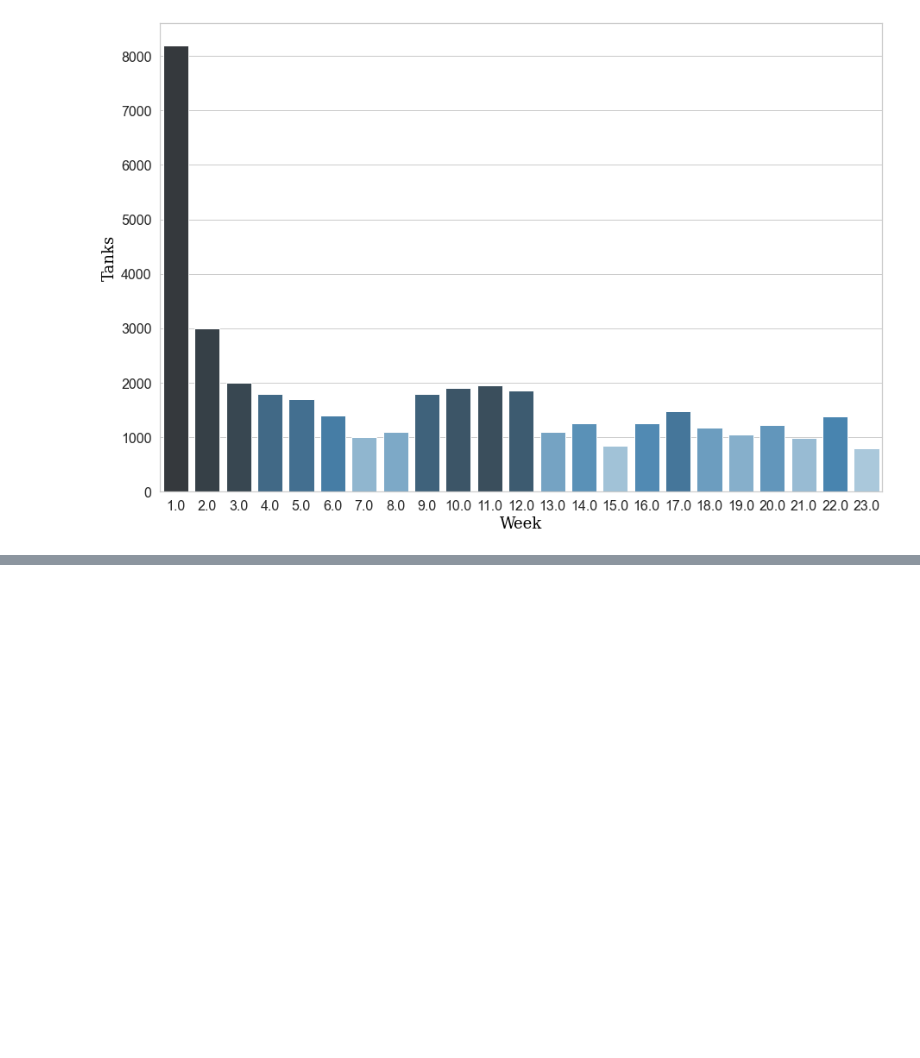
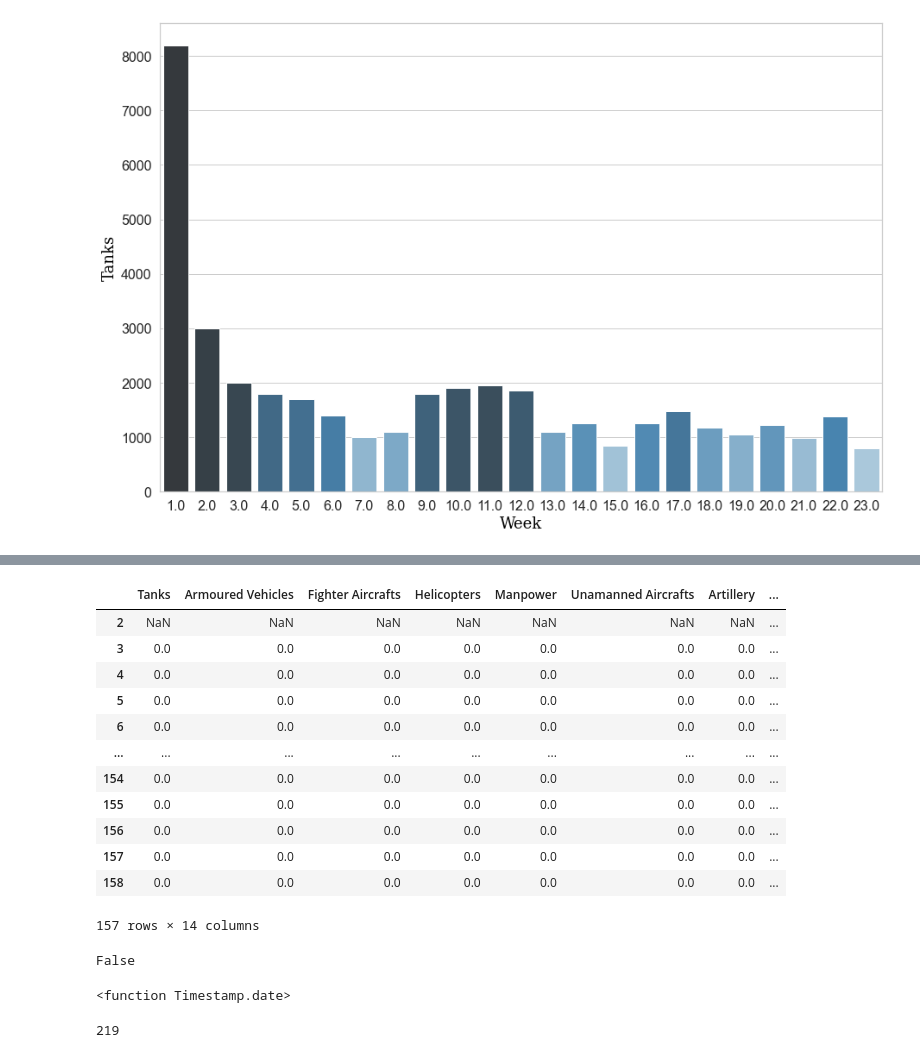
Before and after one commit to oleheyko/russian_loss, a Jupyter notebook: russian_loss2.ipynb, the cells around one changed output, grey strips where cells are left out. Cells and saved outputs as stored; diff of their text form; code cells hidden in the pictures; blank space fills up the shorter version.

```diff
--- a/russian_loss2.ipynb
+++ b/russian_loss2.ipynb
@@ -454,0 +507,29 @@ s.df.info()
+# %%
+df.iloc[2:,:] - df.iloc[3:,:]
+# %% [output]
+|  | Tanks | Armoured Vehicles | Fighter Aircrafts | Helicopters | Manpower | Unamanned Aircrafts | Artillery | ... |
+| 2 | NaN | NaN | NaN | NaN | NaN | NaN | NaN | ... |
+| 3 | 0.0 | 0.0 | 0.0 | 0.0 | 0.0 | 0.0 | 0.0 | ... |
+| 4 | 0.0 | 0.0 | 0.0 | 0.0 | 0.0 | 0.0 | 0.0 | ... |
+| 5 | 0.0 | 0.0 | 0.0 | 0.0 | 0.0 | 0.0 | 0.0 | ... |
+| 6 | 0.0 | 0.0 | 0.0 | 0.0 | 0.0 | 0.0 | 0.0 | ... |
+| ... | ... | ... | ... | ... | ... | ... | ... | ... |
+| 154 | 0.0 | 0.0 | 0.0 | 0.0 | 0.0 | 0.0 | 0.0 | ... |
+| 155 | 0.0 | 0.0 | 0.0 | 0.0 | 0.0 | 0.0 | 0.0 | ... |
+| 156 | 0.0 | 0.0 | 0.0 | 0.0 | 0.0 | 0.0 | 0.0 | ... |
+| 157 | 0.0 | 0.0 | 0.0 | 0.0 | 0.0 | 0.0 | 0.0 | ... |
+| 158 | 0.0 | 0.0 | 0.0 | 0.0 | 0.0 | 0.0 | 0.0 | ... |
+157 rows × 14 columns
+# %%
+df = pd.read_pickle("armyloss.pkl")
+df.iloc[-1]['Date'] == pd.to_datetime("today")
+# %% [output]
+False
+# %%
+df.iloc[-1]['Date']
+# %% [output]
+<function Timestamp.date>
+# %%
+pd.to_datetime("today").dayofyear
+# %% [output]
+219
```
Also changed, not shown: parts of 8 cells of this notebook, 6 other files.
